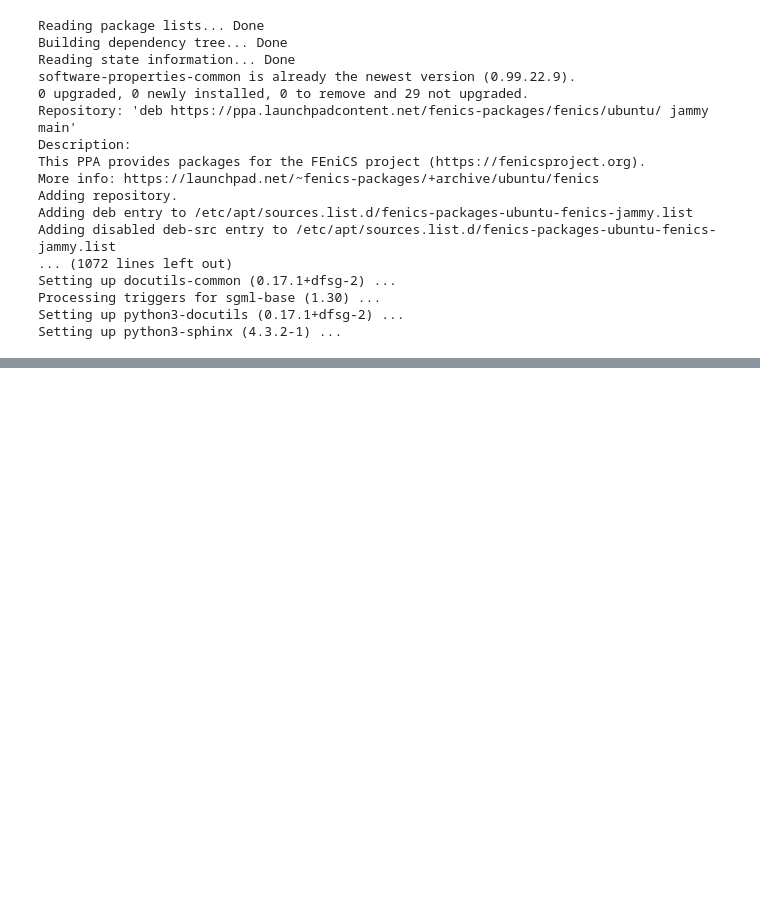
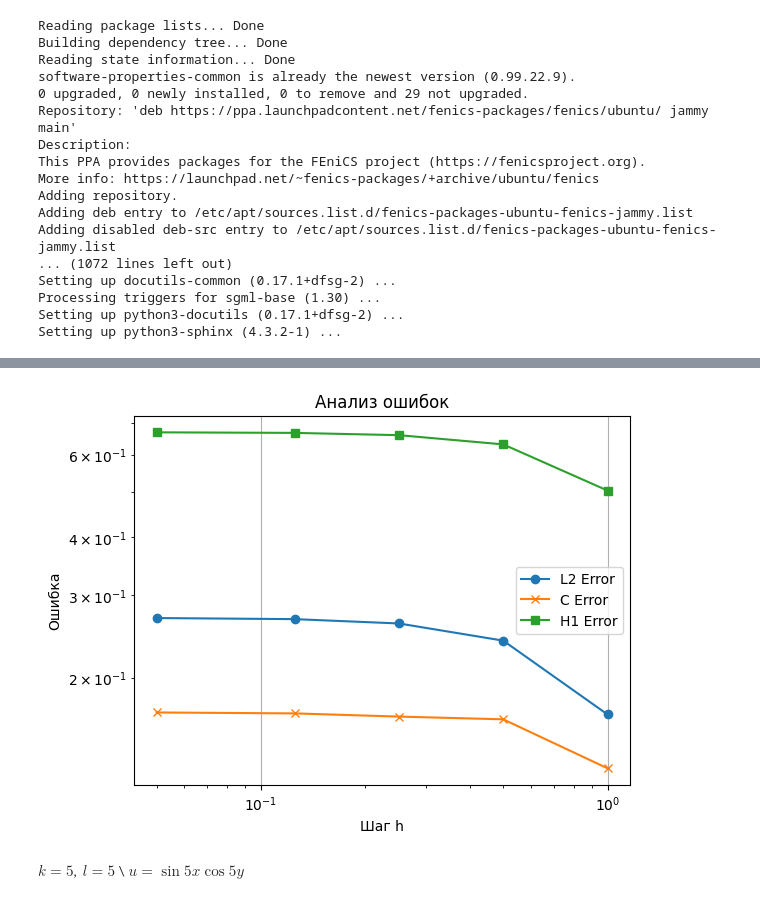
Before and after one commit to Pisarenkova/KT_2025, a Jupyter notebook: "fenics_ipynb".ipynb, the cells around one changed output, grey strips where cells are left out. Cells and saved outputs as stored; diff of their text form; code cells hidden in the pictures; blank space fills up the shorter version.

```diff
--- a/"fenics_ipynb".ipynb
+++ b/"fenics_ipynb".ipynb
@@ -362,0 +211,7 @@ f_787
+# %%
+analyze_errors()
+# %% [output]
+[figure, added]
+# %% [markdown]
+$k=5$, $\,l=5$ \\
+$u=\sin{5x}\cos{5y}$
```
Also changed, not shown: parts of 20 cells of this notebook.
